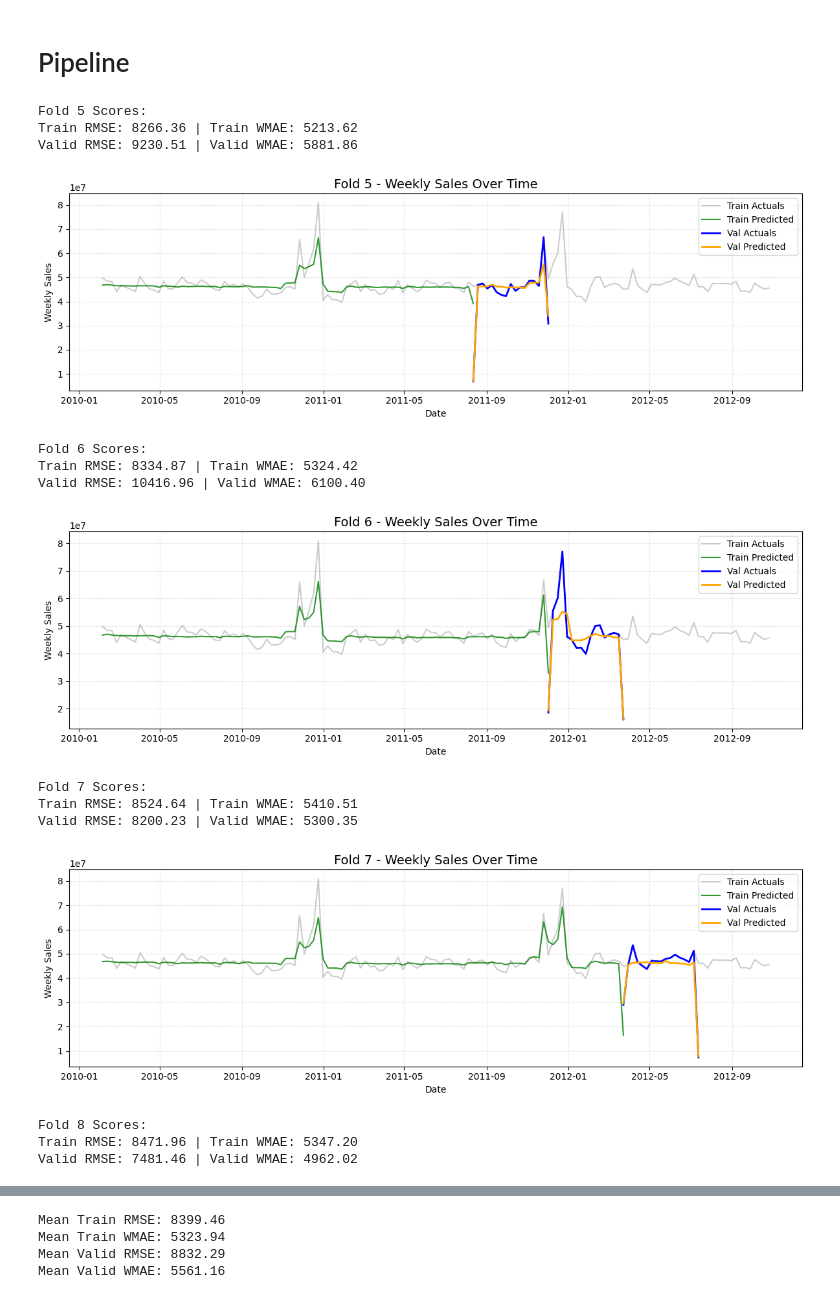
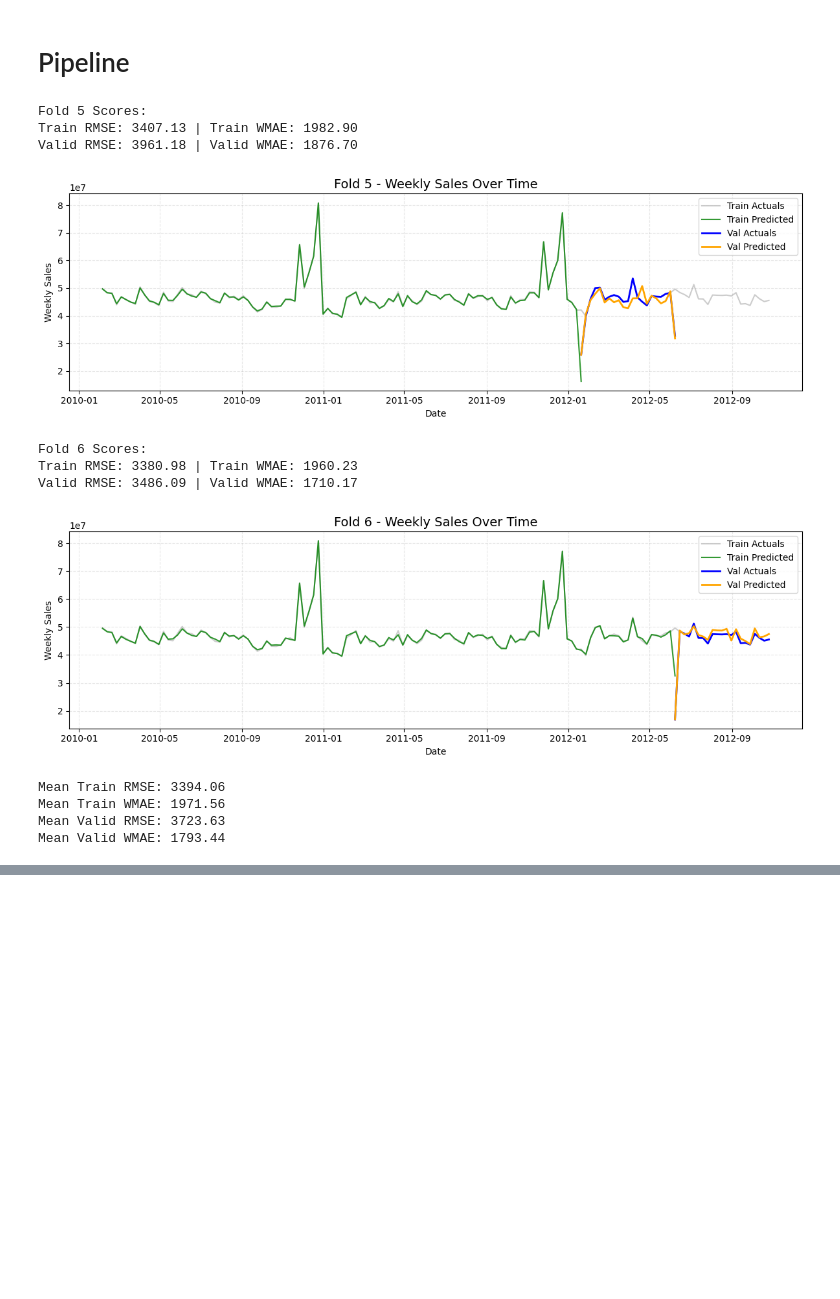
Before and after one commit to Givi-Modebadze/ML_Final_Project, a Jupyter notebook: experiments/LightGBM.ipynb, the cells around one changed output, grey strips where cells are left out. Drawn from its saved outputs; the diff is of its cells as text; code cells hidden in the pictures; blank space fills up the shorter version.

```diff
--- a/experiments/LightGBM.ipynb
+++ b/experiments/LightGBM.ipynb
@@ -85 +72,14 @@ class Preprocessor(BaseEstimator, TransformerMixin):
         return X
+# %%
+from sklearn.base import BaseEstimator, TransformerMixin
+
+class FeatureSelector(BaseEstimator, TransformerMixin):
+    def __init__(self, columns_to_drop=None):
+        self.columns_to_drop = columns_to_drop or []
+
+    def fit(self, X, y=None):
+        return self
+
+    def transform(self, X):
+        X = X.copy()
+        return X.drop(columns=self.columns_to_drop, errors='ignore')
@@ -98,7 +174,7 @@ from sklearn.metrics import mean_squared_error
 def cross_validation(pipeline, X, y, df_with_dates):
     from matplotlib.dates import DateFormatter
 
-    tscv = TimeSeriesSplit(n_splits=8)
+    tscv = TimeSeriesSplit(n_splits=6)
     rmse_scores = []
     wmae_scores = []
     train_rmse_scores = []
@@ -113,15 +189,12 @@ def cross_validation(pipeline, X, y, df_with_dates):
 
         pipeline.fit(X_train, y_train)
 
-        # Predictions
         y_val_pred = pipeline.predict(X_val)
         y_train_pred = pipeline.predict(X_train)
 
-        # RMSE
         val_rmse = np.sqrt(mean_squared_error(y_val, y_val_pred))
         train_rmse = np.sqrt(mean_squared_error(y_train, y_train_pred))
 
-        # WMAE
         val_is_holiday = df_with_dates.iloc[val_idx]['IsHoliday'].astype(int)
         train_is_holiday = df_with_dates.iloc[train_idx]['IsHoliday'].astype(int)
 
@@ -137,7 +210,6 @@ def cross_validation(pipeline, X, y, df_with_dates):
         train_rmse_scores.append(train_rmse)
         train_wmae_scores.append(train_wmae)
 
-        # --- Plotting ---
         df_all = pd.DataFrame({
             'Date': pd.to_datetime(df_with_dates['Date']),
             'y': y.values
@@ -158,16 +230,12 @@ def cross_validation(pipeline, X, y, df_with_dates):
 
         plt.figure(figsize=(12, 4))
 
-        # Train actuals
         plt.plot(df_all['Date'], df_all['y'], color='gray', label='Train Actuals', linewidth=1.5, alpha=0.4)
 
-        # Train predictions
         plt.plot(df_train['Date'], df_train['Predicted'], color='green', label='Train Predicted', linewidth=1.5, alpha=0.8)
 
-        # Validation actuals
         plt.plot(df_val['Date'], df_val['Actual'], color='blue', label='Val Actuals', linewidth=2)
 
-        # Validation predictions
         plt.plot(df_val['Date'], df_val['Predicted'], color='orange', label='Val Predicted', linewidth=2)
 
         plt.title(f'Fold {fold + 1} - Weekly Sales Over Time', fontsize=14)
@@ -178,7 +246,6 @@ def cross_validation(pipeline, X, y, df_with_dates):
         plt.tight_layout()
         plt.show()
 
-    # --- Averages ---
     print(f"\nMean Train RMSE: {np.mean(train_rmse_scores):.2f}")
     print(f"Mean Train WMAE: {np.mean(train_wmae_scores):.2f}")
     print(f"Mean Valid RMSE: {np.mean(rmse_scores):.2f}")
@@ -188,44 +255,46 @@ def cross_validation(pipeline, X, y, df_with_dates):
 # %%
 from sklearn.pipeline import Pipeline
 from lightgbm import LGBMRegressor
 
 params = {
     'objective': 'regression',
     'metric': 'mae',
     'boosting_type': 'gbdt',
-    'num_leaves': 31,
-    'learning_rate': 0.05,
-    'feature_fraction': 0.9,
+    'num_leaves': 150,
+    'learning_rate': 0.15,
+    'feature_fraction': 1,
     'bagging_fraction': 0.8,
     'bagging_freq': 5,
     'verbose': -1,
     'random_state': 42,
-    'reg_alpha': 0.1,
-    'reg_lambda': 0.1
+    'reg_alpha': 0.2,
+    'reg_lambda': 0.2
 }
 
 preprocessor = Preprocessor()
+feature_selection = FeatureSelector(columns_to_drop=['IsHoliday','Date'])
+feature_engineer = FeatureEngineer()
 model = LGBMRegressor(**params)
 
 pipeline = Pipeline([
+    ('feature_engineer', feature_engineer),
     ('preprocessor', preprocessor),
+    ('feature selection', feature_selection),
     ('model', model)
 ])
 
+
 cross_validation(pipeline, X, y, df)
 # %% [output]
 Fold 5 Scores:
-Train RMSE: 8266.36 | Train WMAE: 5213.62
-Valid RMSE: 9230.51 | Valid WMAE: 5881.86
+Train RMSE: 3407.13 | Train WMAE: 1982.90
+Valid RMSE: 3961.18 | Valid WMAE: 1876.70
-[figure, old version]
+[figure, new version]
 Fold 6 Scores:
-Train RMSE: 8334.87 | Train WMAE: 5324.42
-Valid RMSE: 10416.96 | Valid WMAE: 6100.40
+Train RMSE: 3380.98 | Train WMAE: 1960.23
+Valid RMSE: 3486.09 | Valid WMAE: 1710.17
-[figure, old version]
+[figure, new version]
-Fold 7 Scores:
-Train RMSE: 8524.64 | Train WMAE: 5410.51
-Valid RMSE: 8200.23 | Valid WMAE: 5300.35
+Mean Train RMSE: 3394.06
+Mean Train WMAE: 1971.56
+Mean Valid RMSE: 3723.63
+Mean Valid WMAE: 1793.44
-[figure, removed]
-Fold 8 Scores:
-Train RMSE: 8471.96 | Train WMAE: 5347.20
-Valid RMSE: 7481.46 | Valid WMAE: 4962.02
@@ -233,7 +301,3 @@ Valid RMSE: 7481.46 | Valid WMAE: 4962.02
-Mean Train RMSE: 8399.46
-Mean Train WMAE: 5323.94
-Mean Valid RMSE: 8832.29
-Mean Valid WMAE: 5561.16
 # %%
 pipeline.fit(X, y)
 # %% [output]
```
Also changed, not shown: parts of 7 cells of this notebook.
